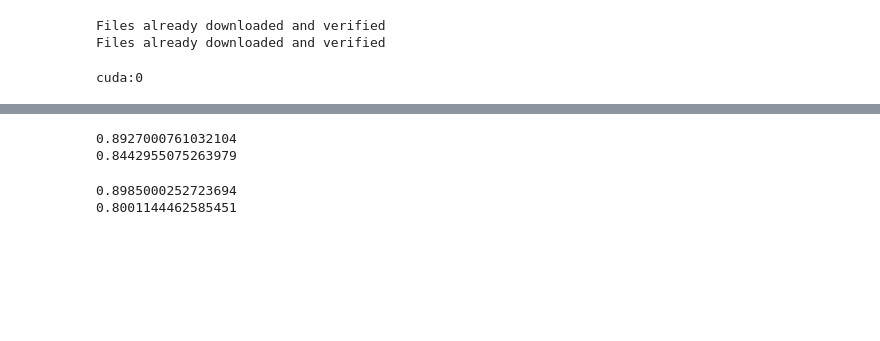
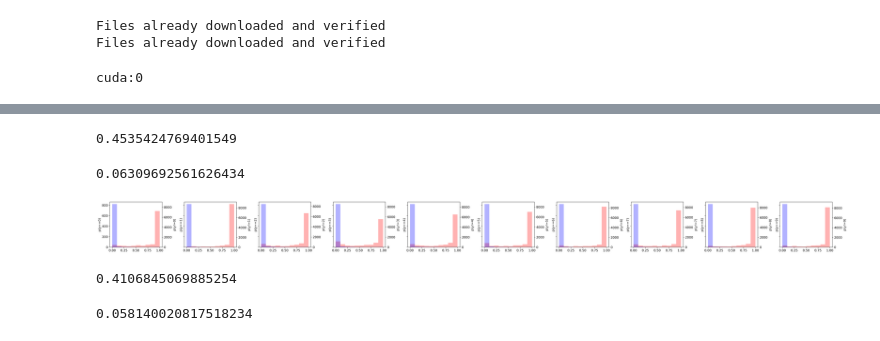
Before and after one commit to tufts-ml/data-emphasized-ELBo, a Jupyter notebook: notebooks/bn_update.ipynb, the cells around one changed output, grey strips where cells are left out. Saved outputs shown, nothing was run; the diff lists cells and outputs as text; code cells hidden in the pictures; blank space fills up the shorter version.

```diff
--- a/notebooks/bn_update.ipynb
+++ b/notebooks/bn_update.ipynb
@@ -42,9 +39,20 @@ print(device)
 
 model = torchvision.models.resnet50()
 model.fc = torch.nn.Linear(in_features=2048, out_features=num_classes, bias=True)
+model.sigma_param = torch.nn.Parameter(torch.log(torch.expm1(torch.tensor(1e-4, device=device))))
+utils.add_variational_layers(model, model.sigma_param)
+model.use_posterior = types.MethodType(utils.use_posterior, model)
 model.to(device)
 
 bb_loc = torch.load('/cluster/tufts/hugheslab/eharve06/resnet50_torchvision/resnet50_torchvision_mean.pt', map_location=torch.device('cpu')).to(device)
 criterion = losses.ERMLoss()
 # %% [output]
 cuda:0
+# %%
+import matplotlib.pyplot as plt
+
+# Get the first 10 default colors from the color cycle
+colors = plt.rcParams['axes.prop_cycle'].by_key()['color']
+print("First 10 default Matplotlib colors:")
+for i, color in enumerate(colors[:10]):
+    print(f"{i + 1}: {color}")
@@ -51,18 +71,5 @@ cuda:0
 # %%
 checkpoint = torch.load('/cluster/tufts/hugheslab/eharve06/data-emphasized-ELBo/experiments/retrained_CIFAR-10_VI/l2-sp_kappa=23528.522_lr_0=0.01_n=1000_random_state=1001.pt', map_location=torch.device('cpu'))
-
-checkpoint = {key.replace('.layer', ''): value for key, value in checkpoint.items()}
-
-sigma_param = checkpoint['sigma_param']
-
-keys_to_remove = [key for key in checkpoint if key.endswith('sigma_param')]
-for key in keys_to_remove:
-    checkpoint.pop(key, None)
-
-for key in checkpoint:
-    if checkpoint[key].requires_grad:
-        checkpoint[key] += torch.nn.functional.softplus(sigma_param) * torch.randn_like(checkpoint[key])
-
 model.load_state_dict(checkpoint)
 model.to(device)
 
@@ -70,5 +77,29 @@ val_or_test_metrics = utils.evaluate(model, criterion, val_or_test_loader, num_c
 print(val_or_test_metrics['acc'])
 print(val_or_test_metrics['nll'])
 # %% [output]
-0.8927000761032104
-0.8442955075263979
+0.4535424769401549
+# %%
+labels = torch.stack(val_or_test_metrics['labels'])
+logits = torch.stack(val_or_test_metrics['logits'])
+probas = torch.softmax(logits, dim=-1)
+ece = torchmetrics.classification.MulticlassCalibrationError(num_classes=num_classes, n_bins=30, norm='l1')
+print(ece(logits, labels).item())
+# %% [output]
+0.06309692561626434
+# %%
+ncols, nrows = 10, 1
+
+fig, axs = plt.subplots(figsize=(4*ncols, 3*nrows), dpi=300, ncols=ncols, nrows=nrows, sharey=True)
+twin_axs = np.empty_like(axs)
+
+for i in range(10):
+    axs[i].hist(probas[:,i][labels==i], alpha=0.3, color='red')
+    axs[i].set_ylabel(f'p(y=={i})')
+    twin_axs[i] = axs[i].twinx()
+    twin_axs[i].hist(probas[:,i][labels!=i], alpha=0.3, color='blue')
+    twin_axs[i].set_ylabel(f'p(y!={i})')
+
+fig.tight_layout()
+plt.show()
+# %% [output]
+[figure, added]
@@ -75,8 +111,18 @@ print(val_or_test_metrics['nll'])
 # %%
-utils.bn_update(model, train_loader)
+checkpoint = torch.load('/cluster/tufts/hugheslab/eharve06/data-emphasized-ELBo/experiments/retrained_CIFAR-10/l2-sp_alpha=0.001_beta=0.0001_lr_0=0.1_n=1000_random_state=1001.pt', map_location=torch.device('cpu'))
+model.load_state_dict(checkpoint)
+model.to(device)
+
 val_or_test_metrics = utils.evaluate(model, criterion, val_or_test_loader, num_classes=num_classes)
 print(val_or_test_metrics['acc'])
 print(val_or_test_metrics['nll'])
 # %% [output]
-0.8985000252723694
-0.8001144462585451
+0.4106845069885254
+# %%
+labels = torch.stack(val_or_test_metrics['labels'])
+logits = torch.stack(val_or_test_metrics['logits'])
+probas = torch.softmax(logits, dim=-1)
+ece = torchmetrics.classification.MulticlassCalibrationError(num_classes=num_classes, n_bins=30, norm='l1')
+print(ece(logits, labels).item())
+# %% [output]
+0.058140020817518234
```
Also changed, not shown: parts of 4 cells of this notebook, 6 other files.
